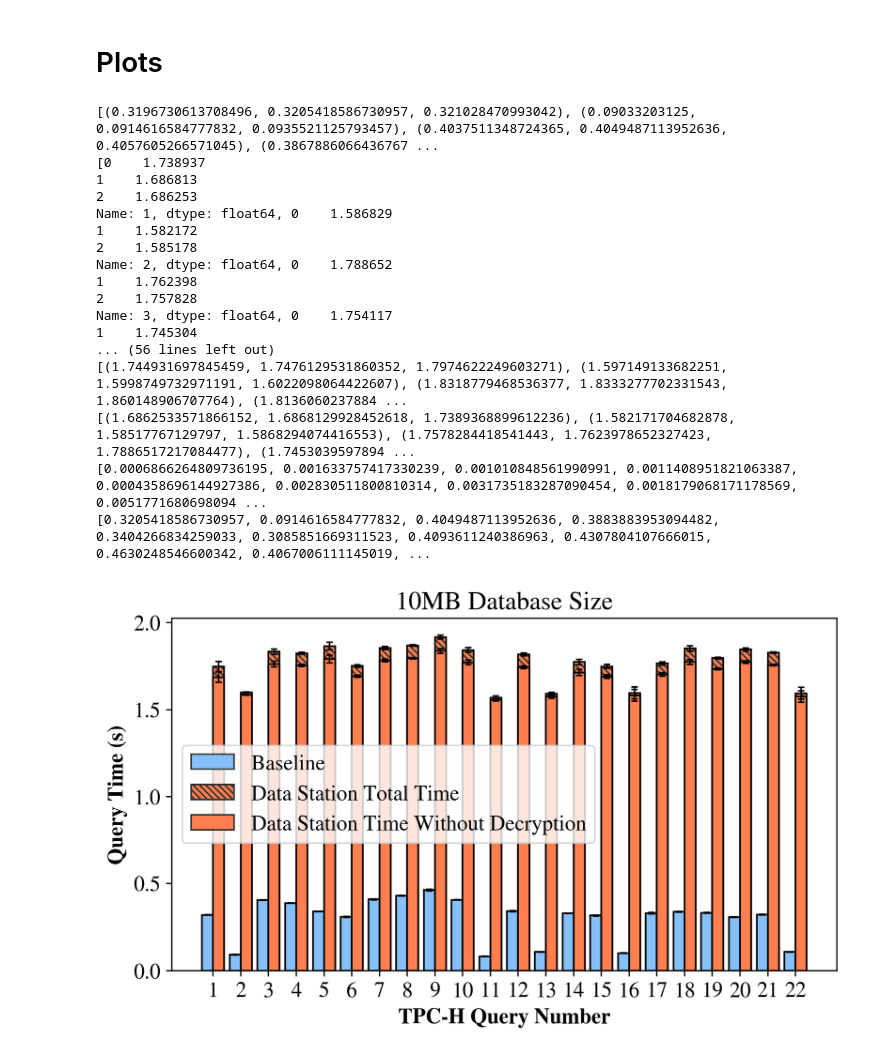
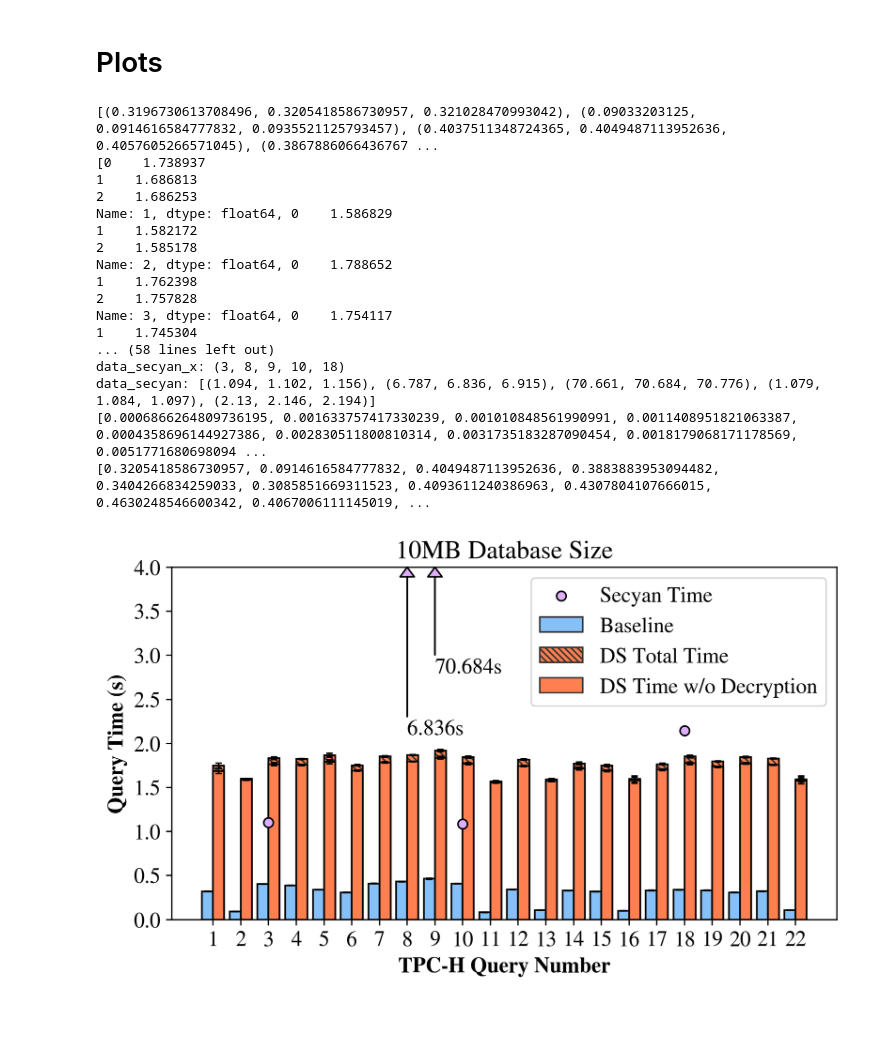
Before and after one commit to TheDataStation/datastation-escrow, a Jupyter notebook: data_comparisons/baseline/baseline_data_parsing.ipynb, the cells around one changed output. Cells and saved outputs as stored; diff of their text form; code cells hidden in the pictures; blank space fills up the shorter version.

Commit message:
wowge a ton of work to get the secyan in baseline

```diff
--- a/data_comparisons/baseline/baseline_data_parsing.ipynb
+++ b/data_comparisons/baseline/baseline_data_parsing.ipynb
@@ -213,6 +278,13 @@ data_right_bot_mmm = [raw_mmm(col) for col in data_right_bot]
 print(data_right_tot_mmm)
 print(data_right_bot_mmm)
 
+data_secyan = secyan_dict['10MB']
+lists = sorted(data_secyan.items()) # sorted by key, return a list of tuples
+data_secyan_x, data_secyan_y = zip(*lists)
+data_secyan_mmm = [raw_mmm(col) for col in data_secyan_y]
+print("data_secyan_x:", data_secyan_x)
+print("data_secyan:", data_secyan_mmm)
+medians_secyan = [row[1] for row in data_secyan_mmm]
 
 X_axis = np.arange(22)+1
 
@@ -231,9 +303,11 @@ medians_right_tot = [row[1] for row in data_right_tot_mmm]
 stdev_right_bot = [col.std() for col in data_right_bot]
 medians_right_bot = [row[1] for row in data_right_bot_mmm]
 
-plt.figure(figsize=(7.5, 4), dpi=320)
+f = plt.figure(figsize=(7.5, 4), dpi=320)
 
-plt.bar(x=X_axis-width/2,width=width,height=medians_left,label="Baseline",
+ax = f.add_subplot(111)    # The big subplot
+
+ax.bar(x=X_axis-width/2,width=width,height=medians_left,label="Baseline",
 #         # edgecolor=colors_right[i],
 #         # edgecolor=[.2,.2,.2],
 #         # alpha=0.8,
@@ -246,7 +320,7 @@ plt.bar(x=X_axis-width/2,width=width,height=medians_left,label="Baseline",
         )
 
 
-plt.bar(x=X_axis-width/2,width=width,height=medians_left,yerr=stdev_left,
+ax.bar(x=X_axis-width/2,width=width,height=medians_left,yerr=stdev_left,
         # edgecolor=colors_right[i],
         # edgecolor=[.2,.2,.2],
         # alpha=0.8,
@@ -258,7 +332,7 @@ plt.bar(x=X_axis-width/2,width=width,height=medians_left,yerr=stdev_left,
         color='none'
         )
 
-plt.bar(x=X_axis+width/2,width=width,height=medians_right_tot,label="Data Station Total Time",
+ax.bar(x=X_axis+width/2,width=width,height=medians_right_tot,label="DS Total Time",
 #         # edgecolor=colors_right[i],
 #         # edgecolor=[.2,.2,.2],
 #         # alpha=0.8,
@@ -270,13 +344,13 @@ plt.bar(x=X_axis+width/2,width=width,height=medians_right_tot,label="Data Statio
         color='coral'
         )
 
-plt.bar(x=X_axis+width/2,width=width,height=medians_right_tot,yerr=stdev_right_tot,
+ax.bar(x=X_axis+width/2,width=width,height=medians_right_tot,yerr=stdev_right_tot,
         edgecolor='black',
         error_kw={"elinewidth":1,"capsize":2,"capthick":1},
         color='none'
         )
 
-plt.bar(x=X_axis+width/2,width=width,height=medians_right_bot,label="Data Station Time Without Decryption",
+ax.bar(x=X_axis+width/2,width=width,height=medians_right_bot,label="DS Time w/o Decryption",
 #         # edgecolor=colors_right[i],
 #         # edgecolor=[.2,.2,.2],
 #         # alpha=0.8,
@@ -287,43 +361,76 @@ plt.bar(x=X_axis+width/2,width=width,height=medians_right_bot,label="Data Statio
 #         # hatch="...",
         color='coral'
         )
 
-plt.bar(x=X_axis+width/2,width=width,height=medians_right_bot,yerr=stdev_right_bot,
+ax.bar(x=X_axis+width/2,width=width,height=medians_right_bot,yerr=stdev_right_bot,
         edgecolor='black',
         error_kw={"elinewidth":1,"capsize":2,"capthick":1},
         color='none'
         )
 
+# plotting secyan
+ax.scatter(data_secyan_x, medians_secyan, edgecolors='black', label="Secyan Time",
+           color = "#DDAEFF")
 
-plt.xlabel("TPC-H Query Number", fontweight="bold")
-plt.ylabel("Query Time (s)", fontweight="bold")
-plt.title("10MB Database Size")
-plt.legend()
+ax.set_ylim(0, 4)
 
-plt.xticks(X_axis, [col.name for col in data_right_tot])
+plt.annotate('6.836s', xy = (8,4),
+             xytext=(8,2.1),
+             annotation_clip=True,
+             arrowprops=dict(facecolor='#DDAEFF', width=0.1,headwidth=9, headlength=6, shrink=0.00),
+             )
+
+plt.annotate('70.684s', xy = (9,4),
+             xytext=(9,2.8),
+             annotation_clip=True,
+             arrowprops=dict(facecolor='#DDAEFF', width=0.1,headwidth=9, headlength=6, shrink=0.0),
+             )
+
+# offsetbox = TextArea("Test 1")
+
+# arrow = ArrowStyle.Simple(head_length=0.1, head_width=0.1, tail_width=0.01)
+# # arrow = ArrowStyle.Fancy(head_length=0.1, head_width=0.1, tail_width=0.01)
+
+# ab = AnnotationBbox(offsetbox,
+#                     (3+width/2,0.142),
+#                     xybox=(3+width/2, 2),
+#                     xycoords='data',
+#                 #     boxcoords="offset points",
+#                     annotation_clip = True,
+#                     box_alignment=(0., 0.5),
+#                     arrowprops=dict(arrowstyle=arrow, mutation_scale=1, mutation_aspect=1))
+# ax.add_artist(ab)
+# ab.draw(plt.Artist)
+
+ax.set_xlabel("TPC-H Query Number", fontweight="bold")
+ax.set_ylabel("Query Time (s)", fontweight="bold")
+ax.set_title("10MB Database Size")
+ax.legend()
+
+ax.set_xticks(X_axis, [col.name for col in data_right_tot])
 
 plt.savefig("10mb.pdf", bbox_inches='tight')
 
 plt.show()
 # %% [output]
 [(0.3196730613708496, 0.3205418586730957, 0.321028470993042), (0.09033203125, 0.0914616584777832, 0.0935521125793457), (0.4037511348724365, 0.4049487113952636, 0.4057605266571045), (0.3867886066436767 ...
 [0    1.738937
 1    1.686813
 2    1.686253
 Name: 1, dtype: float64, 0    1.586829
 1    1.582172
 2    1.585178
 Name: 2, dtype: float64, 0    1.788652
 1    1.762398
 2    1.757828
 Name: 3, dtype: float64, 0    1.754117
 1    1.745304
-... (56 lines left out)
-[(1.744931697845459, 1.7476129531860352, 1.7974622249603271), (1.597149133682251, 1.5998749732971191, 1.6022098064422607), (1.8318779468536377, 1.8333277702331543, 1.860148906707764), (1.8136060237884 ...
-[(1.6862533571866152, 1.6868129928452618, 1.7389368899612236), (1.582171704682878, 1.58517767129797, 1.5868294074416553), (1.7578284418541443, 1.7623978652327423, 1.7886517217084477), (1.7453039597894 ...
+... (58 lines left out)
+data_secyan_x: (3, 8, 9, 10, 18)
+data_secyan: [(1.094, 1.102, 1.156), (6.787, 6.836, 6.915), (70.661, 70.684, 70.776), (1.079, 1.084, 1.097), (2.13, 2.146, 2.194)]
 [0.0006866264809736195, 0.001633757417330239, 0.001010848561990991, 0.0011408951821063387, 0.0004358696144927386, 0.002830511800810314, 0.0031735183287090454, 0.0018179068171178569, 0.0051771680698094 ...
 [0.3205418586730957, 0.0914616584777832, 0.4049487113952636, 0.3883883953094482, 0.3404266834259033, 0.3085851669311523, 0.4093611240386963, 0.4307804107666015, 0.4630248546600342, 0.4067006111145019, ...
-[figure, old version]
+[figure, new version]
 # %%
 data_left = baseline_dict['100MB']
 data_left_mmm = [raw_mmm(col) for col in data_left]
```
Also changed, not shown: parts of 3 cells of this notebook, 11 other files.
